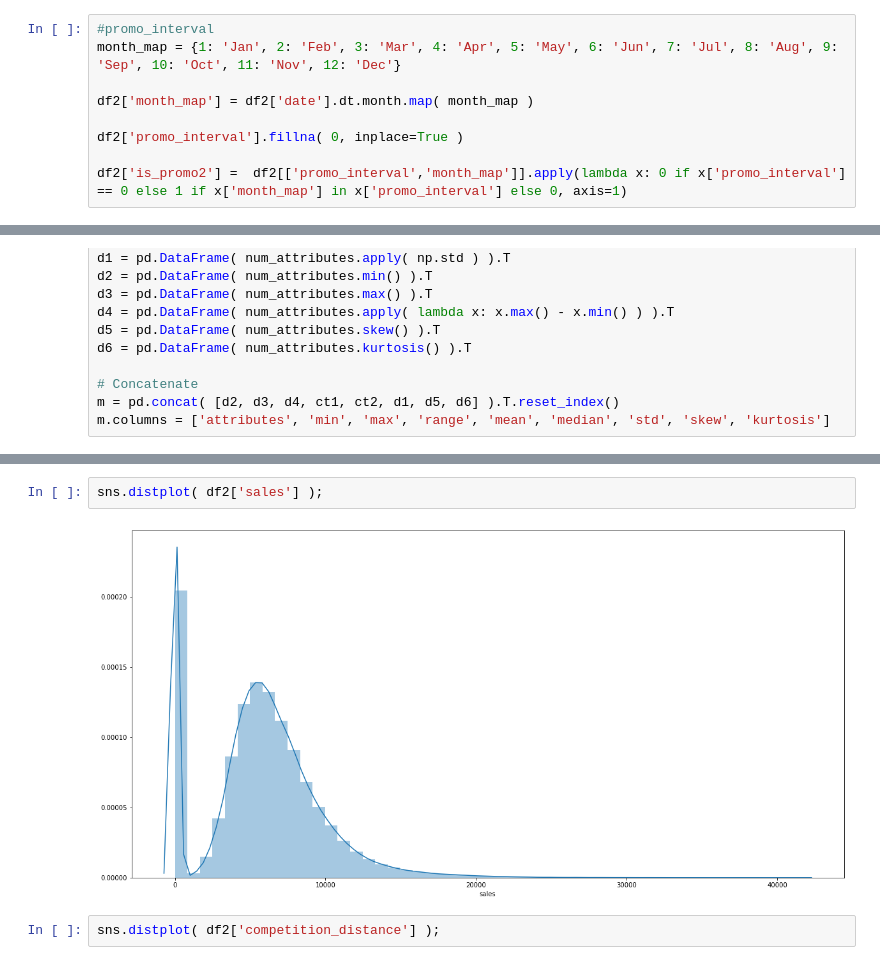
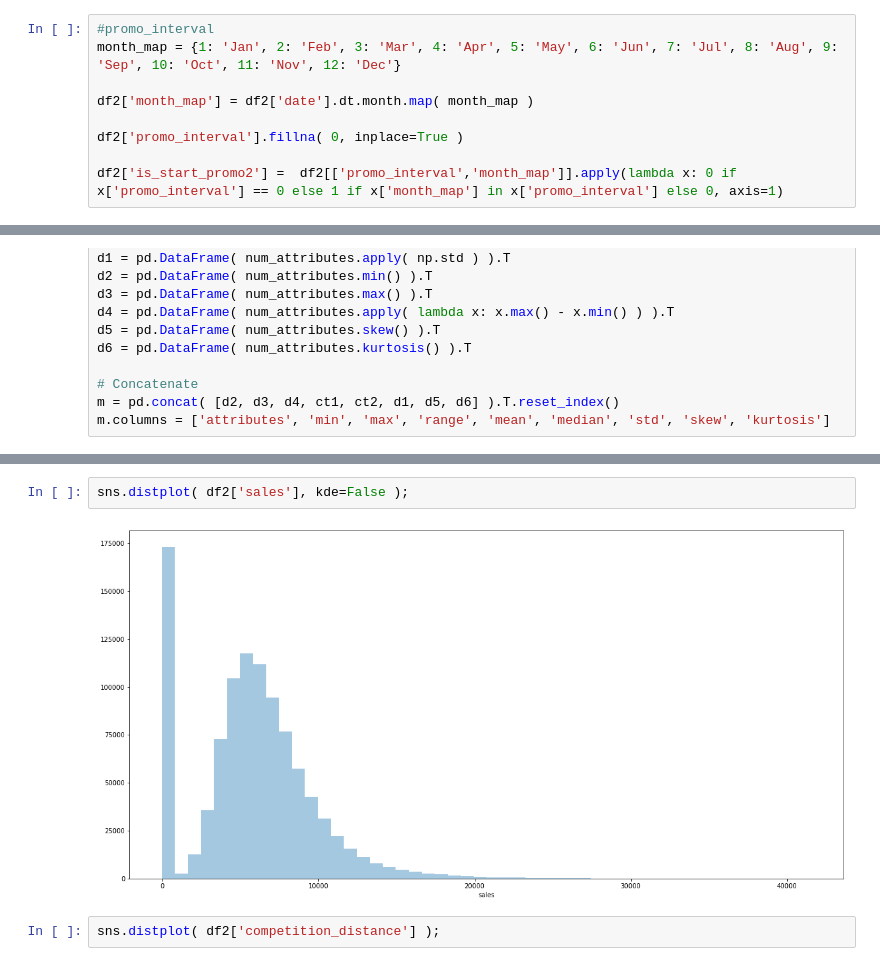
Before and after one commit to CleitonAmbrosio/Rossmann-Stores-Sales-Forecast, a Jupyter notebook: notebooks/cycle1_store_sales_prediction.ipynb, the cells around one changed output, grey strips where cells are left out. Saved outputs shown, nothing was run; the diff lists cells and outputs as text.

Commit message:
Finish modelling phase, start interpreting model performance

```diff
--- a/notebooks/cycle1_store_sales_prediction.ipynb
+++ b/notebooks/cycle1_store_sales_prediction.ipynb
@@ -275,7 +275,7 @@ df2['month_map'] = df2['date'].dt.month.map( month_map )
 
 df2['promo_interval'].fillna( 0, inplace=True )
 
-df2['is_promo2'] =  df2[['promo_interval','month_map']].apply(lambda x: 0 if x['promo_interval'] == 0 else 1 if x['month_map'] in x['promo_interval'] else 0, axis=1)
+df2['is_start_promo2'] =  df2[['promo_interval','month_map']].apply(lambda x: 0 if x['promo_interval'] == 0 else 1 if x['month_map'] in x['promo_interval'] else 0, axis=1)
 # %%
 df2.isna().sum()
 # %% [output]
@@ -387,7 +387,7 @@ m
 # %%
-sns.distplot( df2['sales'] );
+sns.distplot( df2['sales'], kde=False );
 # %% [output]
-[figure, old version]
+[figure, new version]
 # %%
 sns.distplot( df2['competition_distance'] );
 # %% [output]
```
Also changed, not shown: parts of 30 cells of this notebook.
